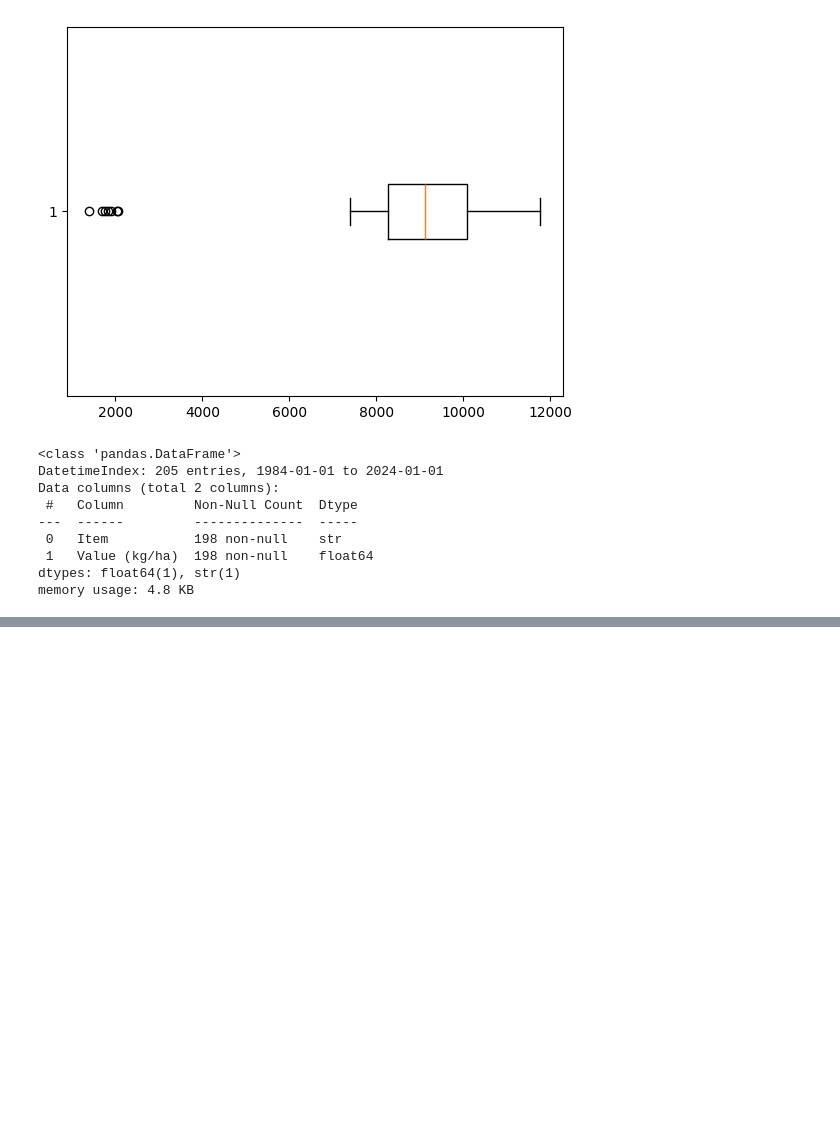
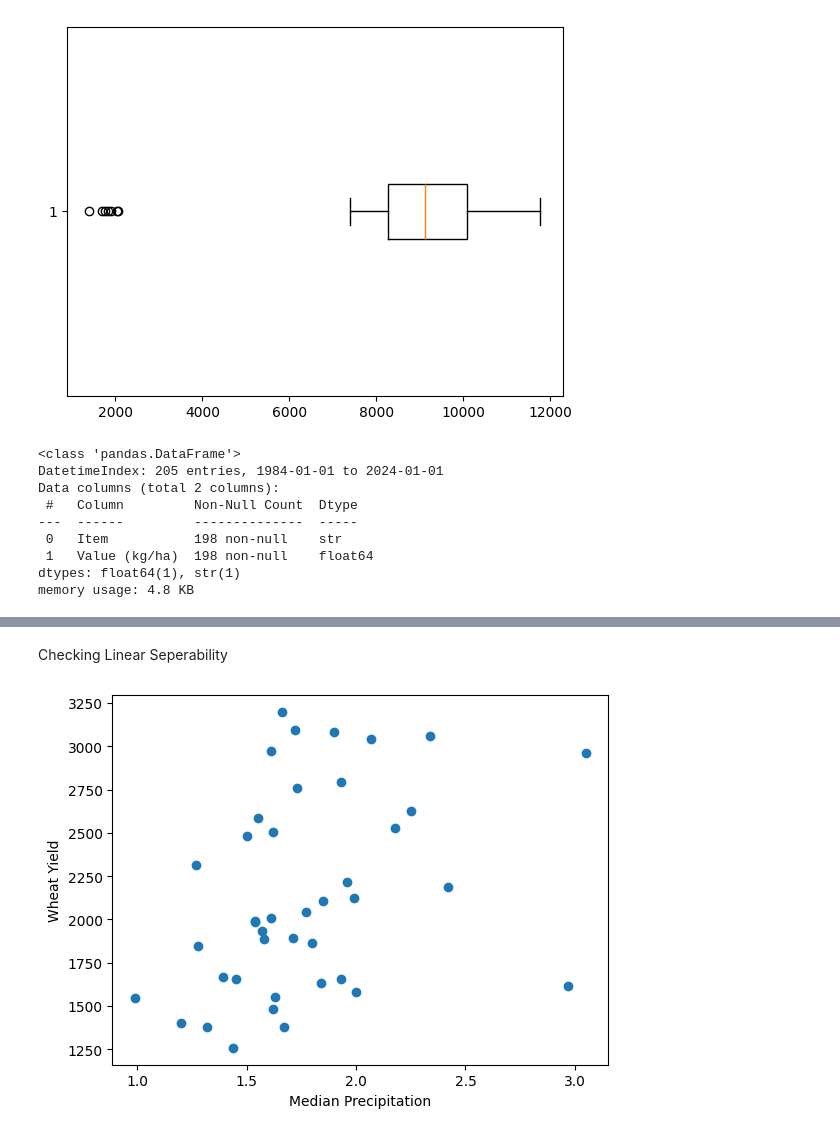
Before and after one commit to victorouma1/Machine-Learning-Capstone, a Jupyter notebook: main.ipynb, the cells around one changed output, grey strips where cells are left out. Cells and saved outputs as stored; diff of their text form; code cells hidden in the pictures; blank space fills up the shorter version.

```diff
--- a/main.ipynb
+++ b/main.ipynb
@@ -258,17 +259,17 @@ plt.show()
 # %% [output]
 [figure]
 # %%
-Q1 = yield_data[yield_data['Item'] == 'Tea leaves']['Value (kg/ha)'].quantile(0.25)
-Q3 = yield_data[yield_data['Item'] == 'Tea leaves']['Value (kg/ha)'].quantile(0.75)
+mask = yield_data['Item'] == 'Tea leaves'
+Q1 = yield_data[mask]['Value (kg/ha)'].quantile(0.25)
+Q3 = yield_data[mask]['Value (kg/ha)'].quantile(0.75)
 
 IQR = Q3 - Q1
 # %%
 lower_bound = Q1 - 1.5 * IQR
 upper_bound = Q3 + 1.5 * IQR
 
-yield_data[yield_data['Item'] == 'Tea leaves'] = yield_data[yield_data['Item'] ==
-                                'Tea leaves'][(yield_data[yield_data['Item'] == 'Tea leaves']['Value (kg/ha)'] >= lower_bound)
-                                & (yield_data[yield_data['Item'] == 'Tea leaves']['Value (kg/ha)'] <= upper_bound)]
+yield_data[yield_data['Item'] == 'Tea leaves'] = yield_data[mask][(yield_data[mask]['Value (kg/ha)'] >= lower_bound)
+                                & (yield_data[mask]['Value (kg/ha)'] <= upper_bound)]
 # %%
 yield_data.info()
 # %% [output]
@@ -289,0 +317,15 @@ plt.show()
+# %% [markdown]
+Checking Linear Seperability
+# %%
+mask = yield_data['Item'] == 'Wheat'
+
+wheat_yield = yield_data[mask].groupby(yield_data[mask].index)['Value (kg/ha)'].median()
+
+precip_data = four_feats.groupby(four_feats.index)['Precipitation Average'].median()
+
+plt.scatter(x=precip_data, y=wheat_yield)
+plt.xlabel('Median Precipitation')
+plt.ylabel('Wheat Yield')
+plt.show()
+# %% [output]
+[figure, added]
```
Also changed, not shown: parts of 8 cells of this notebook, 2 other files.
